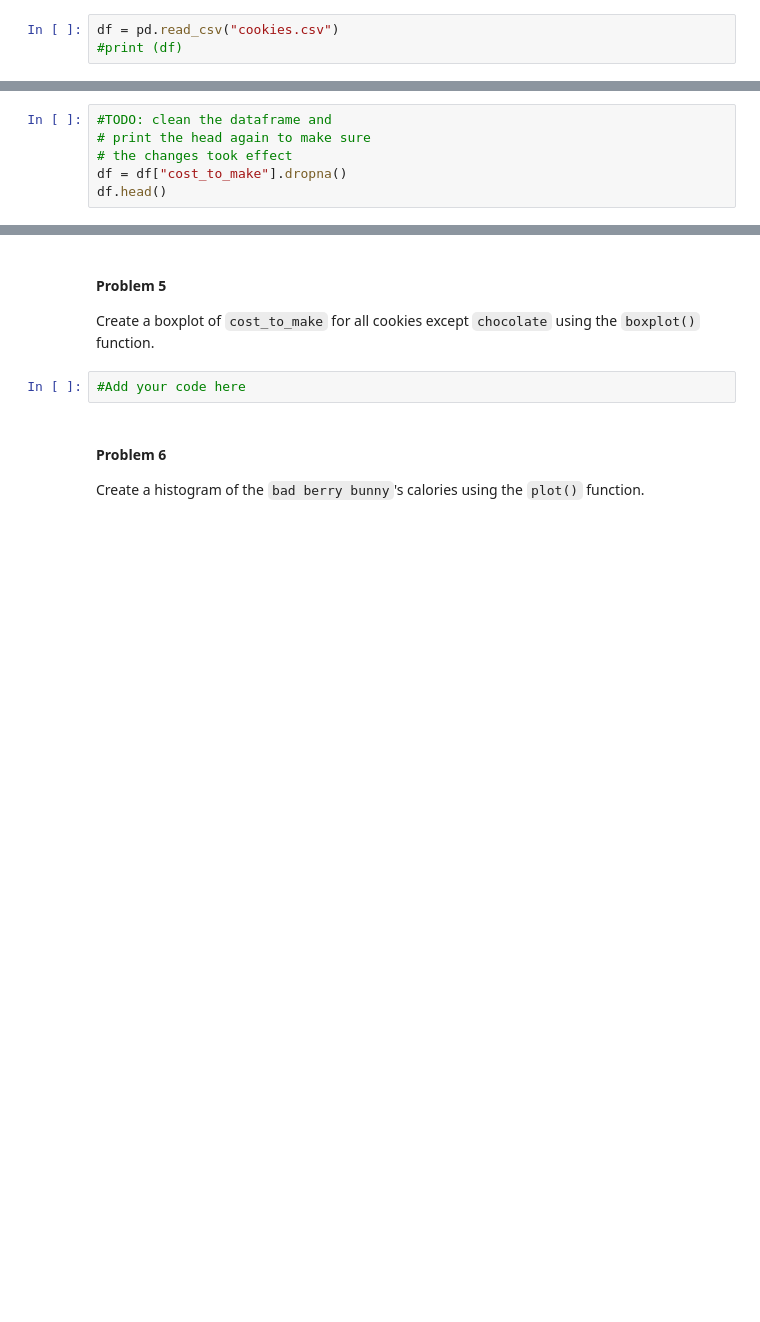
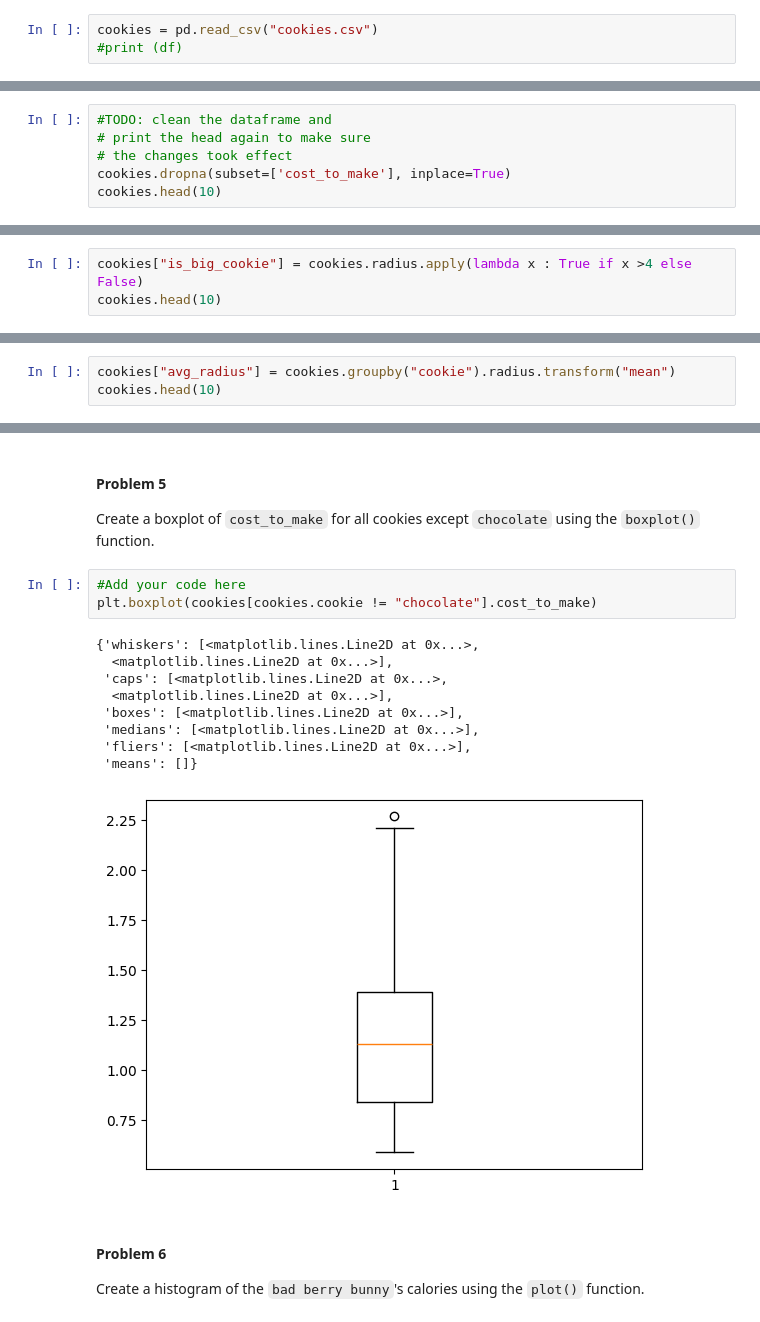
Before and after one commit to gallettilance/Data-Science-Fundamentals, a Jupyter notebook: labs/lab-02/lab02.ipynb, the cells around one changed output, grey strips where cells are left out. Cells and saved outputs as stored; diff of their text form; blank space fills up the shorter version.

```diff
--- a/labs/lab-02/lab02.ipynb
+++ b/labs/lab-02/lab02.ipynb
@@ -43,5 +44,5 @@ import pandas as pd
 # %% [markdown]
 We will now look at the `cookies.csv` file. We will use the `pd.read_csv()` function to read in the CSV file. We will store the data in a variable called `cookies`.
 # %%
-df = pd.read_csv("cookies.csv")
+cookies = pd.read_csv("cookies.csv")
 #print (df)
@@ -120,6 +101,6 @@ Now that we have the data, we need to clean it. For example, some `cost_to_make`
 #TODO: clean the dataframe and
 # print the head again to make sure
 # the changes took effect
-df = df["cost_to_make"].dropna()
-df.head()
+cookies.dropna(subset=['cost_to_make'], inplace=True)
+cookies.head(10)
 # %% [output]
@@ -312,0 +311,3 @@ Add a column to the DataFrame that has the value `True` if the cookie has a radi
+# %%
+cookies["is_big_cookie"] = cookies.radius.apply(lambda x : True if x >4 else False)
+cookies.head(10)
@@ -318,0 +330,3 @@ Group the data by the `cookie` column, and find the average radius of each cooki
+# %%
+cookies["avg_radius"] = cookies.groupby("cookie").radius.transform("mean")
+cookies.head(10)
@@ -327,6 +367,17 @@ Create a new DataFrame that only contains the cookies that have the ingredient `
 Create a boxplot of `cost_to_make` for all cookies except `chocolate` using the `boxplot()` function.
 # %%
 #Add your code here
+plt.boxplot(cookies[cookies.cookie != "chocolate"].cost_to_make)
+# %% [output]
+{'whiskers': [<matplotlib.lines.Line2D at 0x...>,
+  <matplotlib.lines.Line2D at 0x...>],
+ 'caps': [<matplotlib.lines.Line2D at 0x...>,
+  <matplotlib.lines.Line2D at 0x...>],
+ 'boxes': [<matplotlib.lines.Line2D at 0x...>],
+ 'medians': [<matplotlib.lines.Line2D at 0x...>],
+ 'fliers': [<matplotlib.lines.Line2D at 0x...>],
+ 'means': []}
+[figure, added]
 # %% [markdown]
 #### Problem 6
 
```
Also changed, not shown: parts of 24 cells of this notebook.
